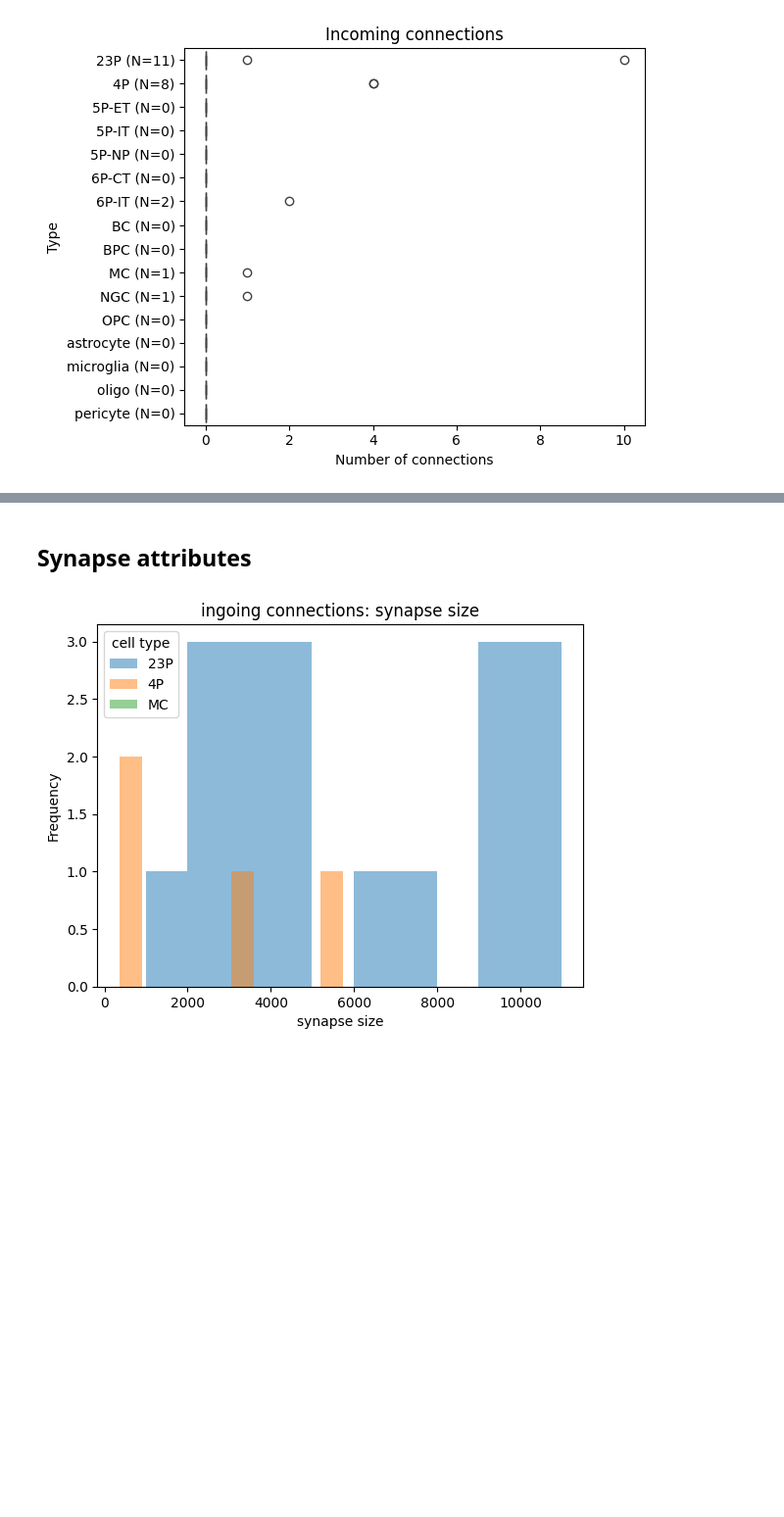
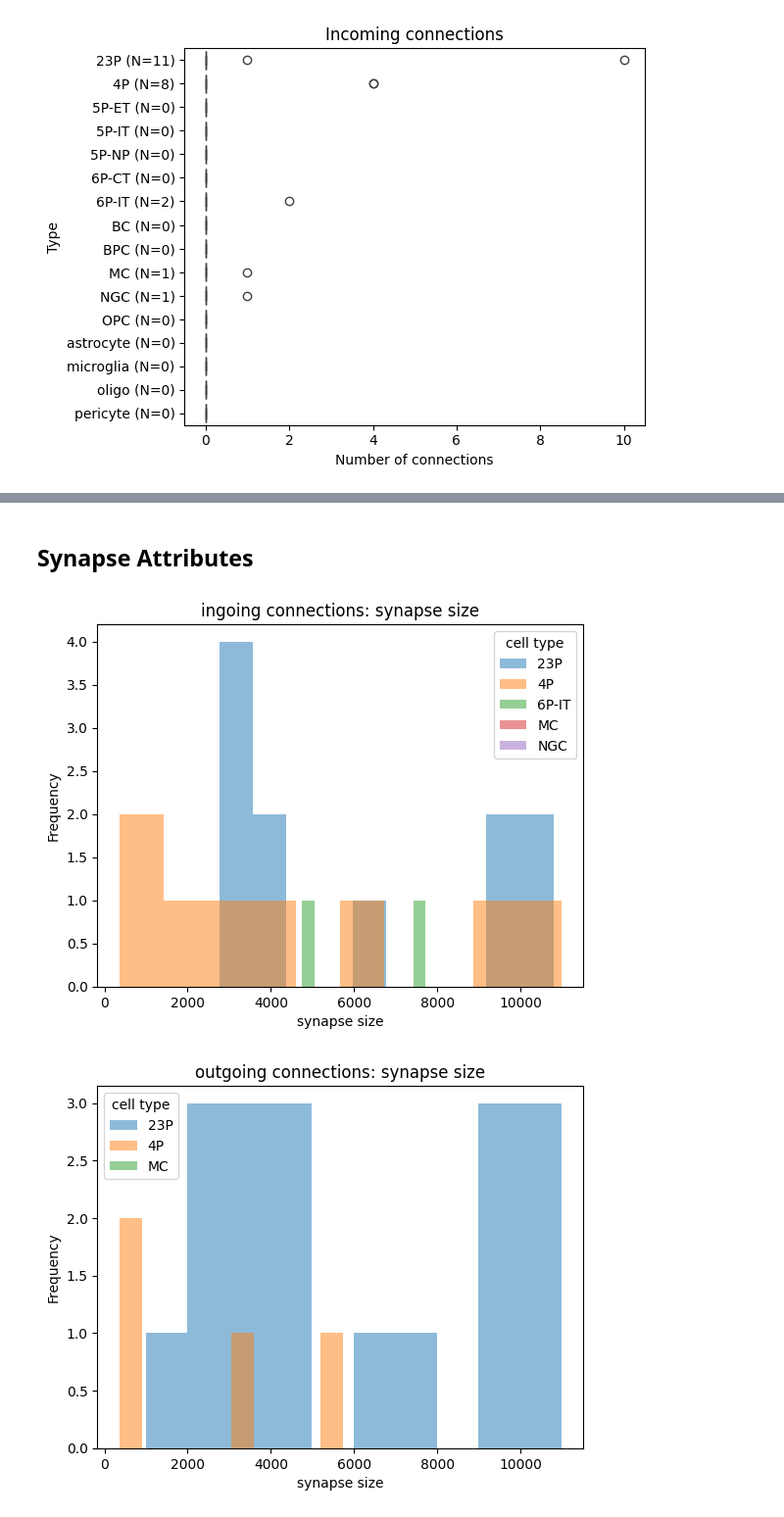
Before and after one commit to deangeckt/Dendro-Synaptome, a Jupyter notebook: analysis/connectome_exploration.ipynb, the cells around one changed output, grey strips where cells are left out. Shown at 98% size. Cells and saved outputs as stored; diff of their text form; code cells hidden in the pictures; blank space fills up the shorter version.

```diff
--- a/analysis/connectome_exploration.ipynb
+++ b/analysis/connectome_exploration.ipynb
@@ -80,8 +109,9 @@ plot_cell_type_distribution(clftype_mat, clf_type_space)
 # %% [markdown]
-## Synapse attributes
+## Synapse Attributes
 # %%
 celltype_input_syn_sizes = calculate_cell_type_synapse_attr('cell_type', cell_types, SynapseDirection.input, 'size')
-celltype_input_syn_dist_to_soma = calculate_cell_type_synapse_dist_to_soma('cell_type', cell_types, SynapseDirection.input)
+celltype_output_syn_sizes = calculate_cell_type_synapse_attr('cell_type', cell_types, SynapseDirection.output, 'size')
+celltype_syn_dist_to_soma = calculate_cell_type_synapse_dist_to_soma('cell_type', cell_types)
 # %%
 def plot_cell_type_syn_attr(keys_subset, syn_data, title, legend_title, x_label, micro_scale=False):
     for key in syn_data:
@@ -95,14 +125,21 @@ def plot_cell_type_syn_attr(keys_subset, syn_data, title, legend_title, x_label,
 
     plt.ylabel('Frequency'); plt.xlabel(x_label); plt.title(title); plt.legend(title=legend_title); plt.show()
 # %%
-keys_subset = ['4P', 'MC']
+keys_subset = ['23P']
 plot_cell_type_syn_attr(keys_subset=cell_types,
                         syn_data=celltype_input_syn_sizes,
                         title='ingoing connections: synapse size',
                         legend_title='cell type',
                         x_label='synapse size'
                        )
+plot_cell_type_syn_attr(keys_subset=cell_types,
+                        syn_data=celltype_output_syn_sizes,
+                        title='outgoing connections: synapse size',
+                        legend_title='cell type',
+                        x_label='synapse size'
+                       )
 # %% [output]
-[figure, old version]
+[figure, new version]
+[figure, added]
 # %%
 plot_cell_type_syn_attr(keys_subset=cell_types,
```
Also changed, not shown: parts of 13 cells of this notebook, 1 other file.
